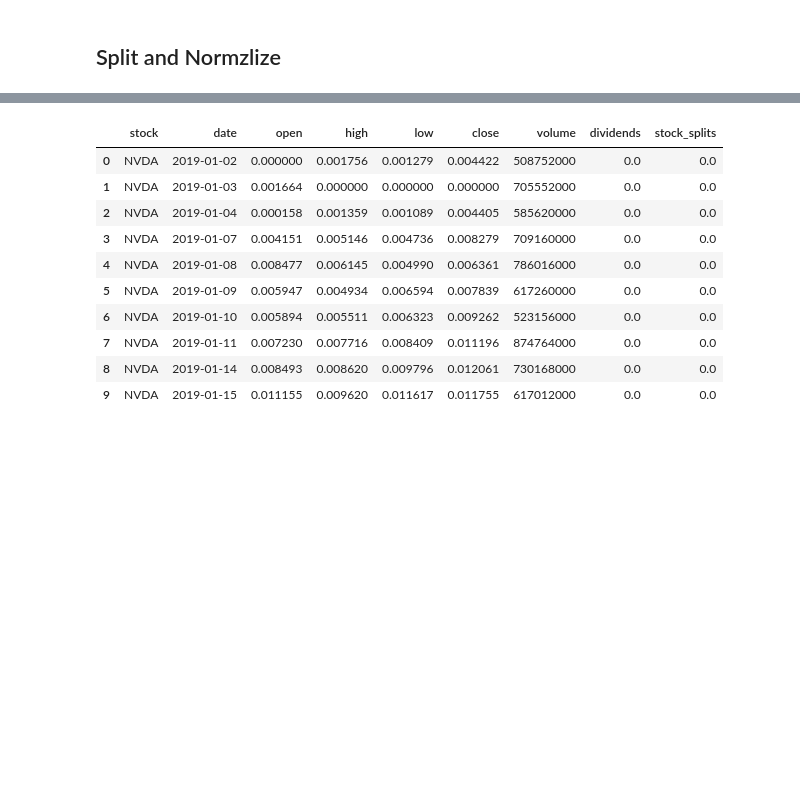
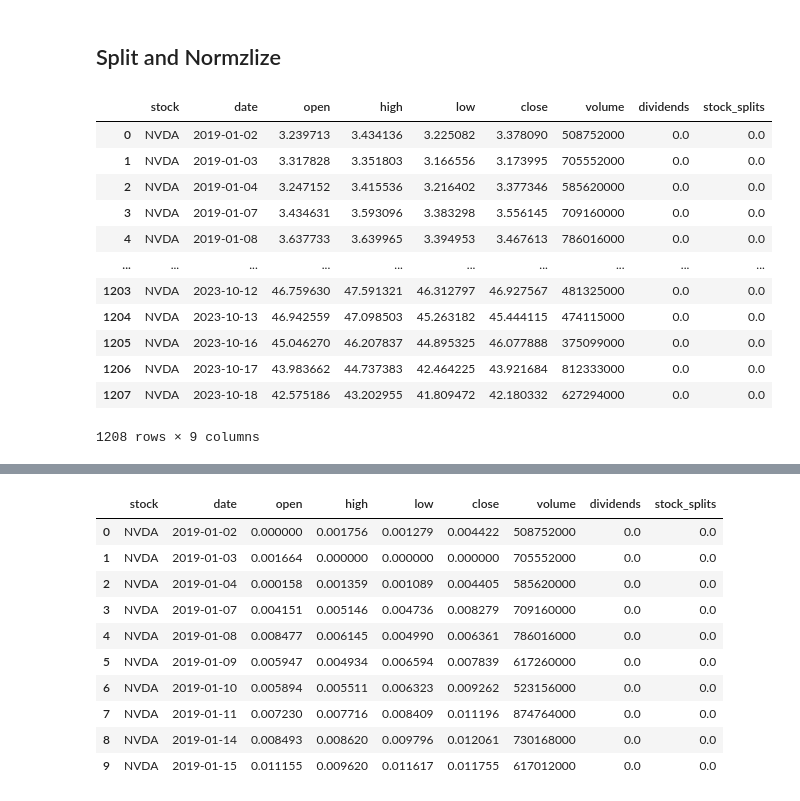
Before and after one commit to kakubicki/stock-forecast, a Jupyter notebook: stock_forecast.ipynb, the cells around one changed output, grey strips where cells are left out. Drawn from its saved outputs; the diff is of its cells as text; code cells hidden in the pictures; blank space fills up the shorter version.

```diff
--- a/stock_forecast.ipynb
+++ b/stock_forecast.ipynb
@@ -223,6 +223,22 @@ def normalize_data(train_data, validation_data):
     return train_data_normalized, validation_data_normalized, scaler
 # %%
 train_df_test, validation_df_test = split_data(df_test)
+# %%
+train_df_test
+# %% [output]
+|  | stock | date | open | high | low | close | volume | dividends | stock_splits |
+| 0 | NVDA | 2019-01-02 | 3.239713 | 3.434136 | 3.225082 | 3.378090 | 508752000 | 0.0 | 0.0 |
+| 1 | NVDA | 2019-01-03 | 3.317828 | 3.351803 | 3.166556 | 3.173995 | 705552000 | 0.0 | 0.0 |
+| 2 | NVDA | 2019-01-04 | 3.247152 | 3.415536 | 3.216402 | 3.377346 | 585620000 | 0.0 | 0.0 |
+| 3 | NVDA | 2019-01-07 | 3.434631 | 3.593096 | 3.383298 | 3.556145 | 709160000 | 0.0 | 0.0 |
+| 4 | NVDA | 2019-01-08 | 3.637733 | 3.639965 | 3.394953 | 3.467613 | 786016000 | 0.0 | 0.0 |
+| ... | ... | ... | ... | ... | ... | ... | ... | ... | ... |
+| 1203 | NVDA | 2023-10-12 | 46.759630 | 47.591321 | 46.312797 | 46.927567 | 481325000 | 0.0 | 0.0 |
+| 1204 | NVDA | 2023-10-13 | 46.942559 | 47.098503 | 45.263182 | 45.444115 | 474115000 | 0.0 | 0.0 |
+| 1205 | NVDA | 2023-10-16 | 45.046270 | 46.207837 | 44.895325 | 46.077888 | 375099000 | 0.0 | 0.0 |
+| 1206 | NVDA | 2023-10-17 | 43.983662 | 44.737383 | 42.464225 | 43.921684 | 812333000 | 0.0 | 0.0 |
+| 1207 | NVDA | 2023-10-18 | 42.575186 | 43.202955 | 41.809472 | 42.180332 | 627294000 | 0.0 | 0.0 |
+1208 rows × 9 columns
 # %%
 validation_df_test
 # %% [output]
```
Also changed, not shown: parts of 18 cells of this notebook.
